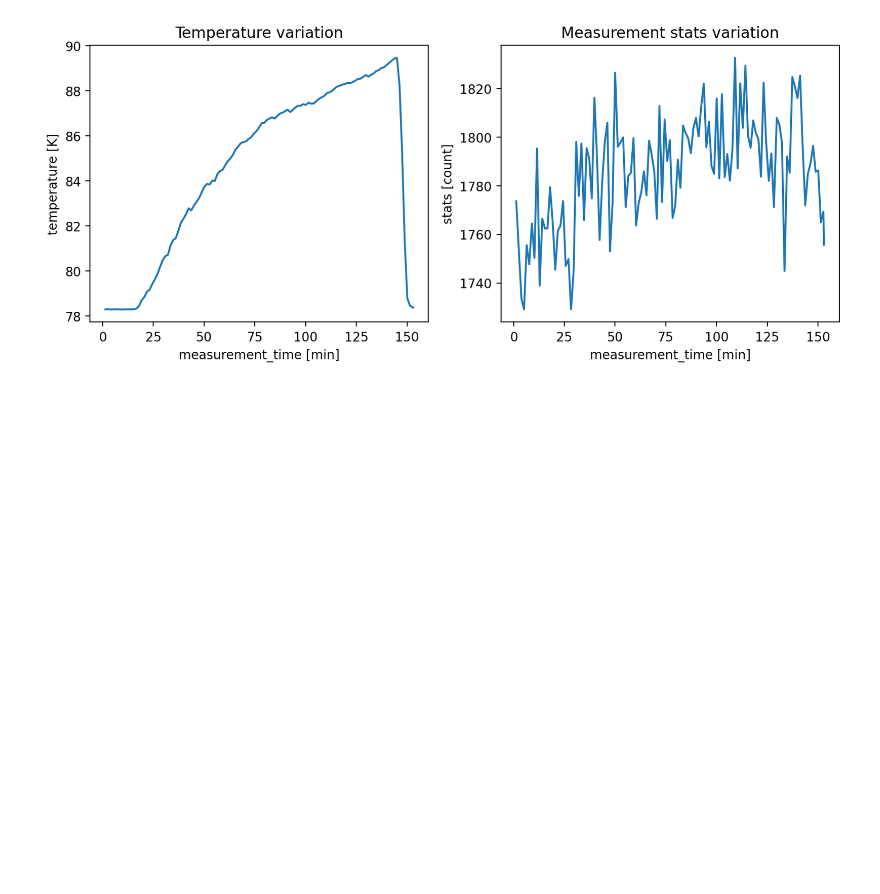
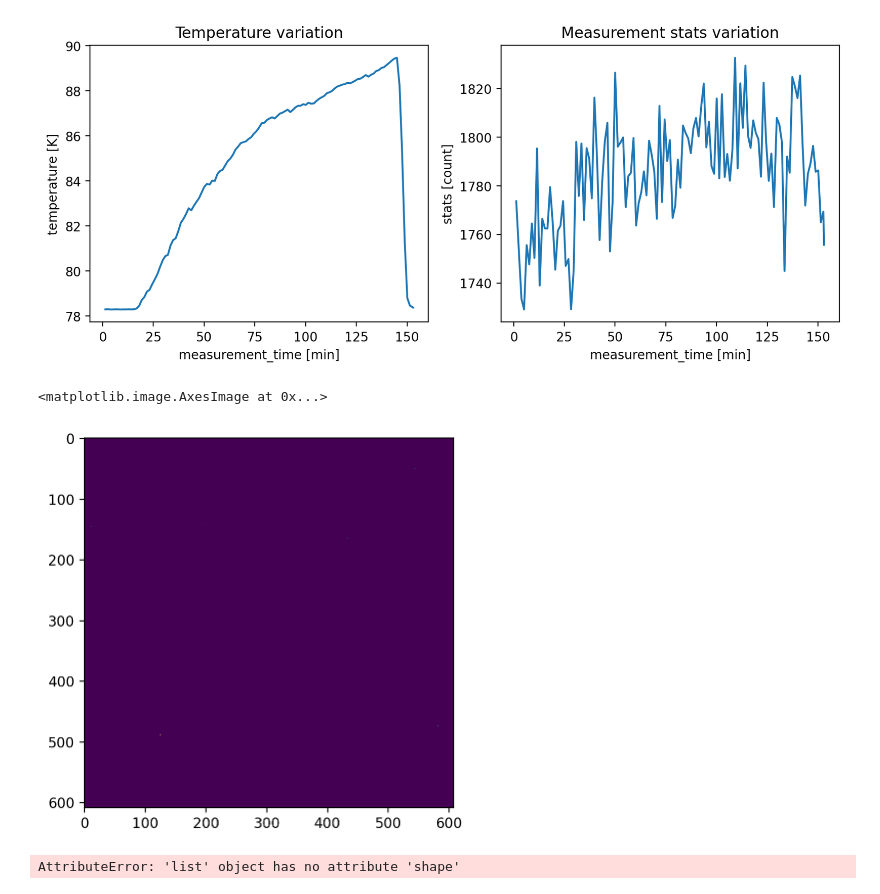
Before and after one commit to phrgab/peaks, a Jupyter notebook: tutorials/7_TR_ARPES.ipynb, the cells around one changed output. Cells and saved outputs as stored; diff of their text form; code cells hidden in the pictures; blank space fills up the shorter version.

```diff
--- a/tutorials/7_TR_ARPES.ipynb
+++ b/tutorials/7_TR_ARPES.ipynb
@@ -186,0 +209,12 @@ plt.tight_layout()
+# %%
+with h5py.File(os.path.join(os.getenv('PEAKS_EXAMPLE_DATA_PATH'),'Artemis FeSuMa','Data_00000.h5'), 'r') as f:
+    temp = [f[f'0000{i}/analysisImage'][()] for i in range(10)]
+# %%
+plt.imshow(np.asarray(temp).sum(axis=0))
+# %% [output]
+<matplotlib.image.AxesImage at 0x...>
+[figure, added]
+# %%
+temp.shape
+# %% [output]
+AttributeError: 'list' object has no attribute 'shape'
```
Also changed, not shown: parts of 11 cells of this notebook, 3 other files.
